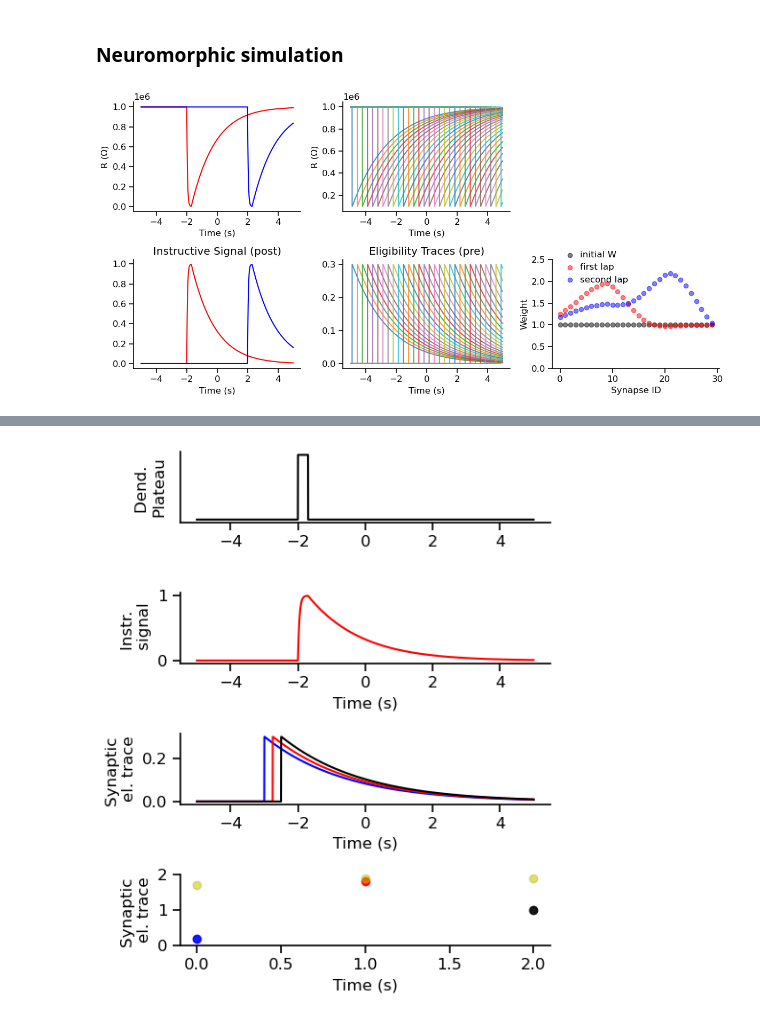
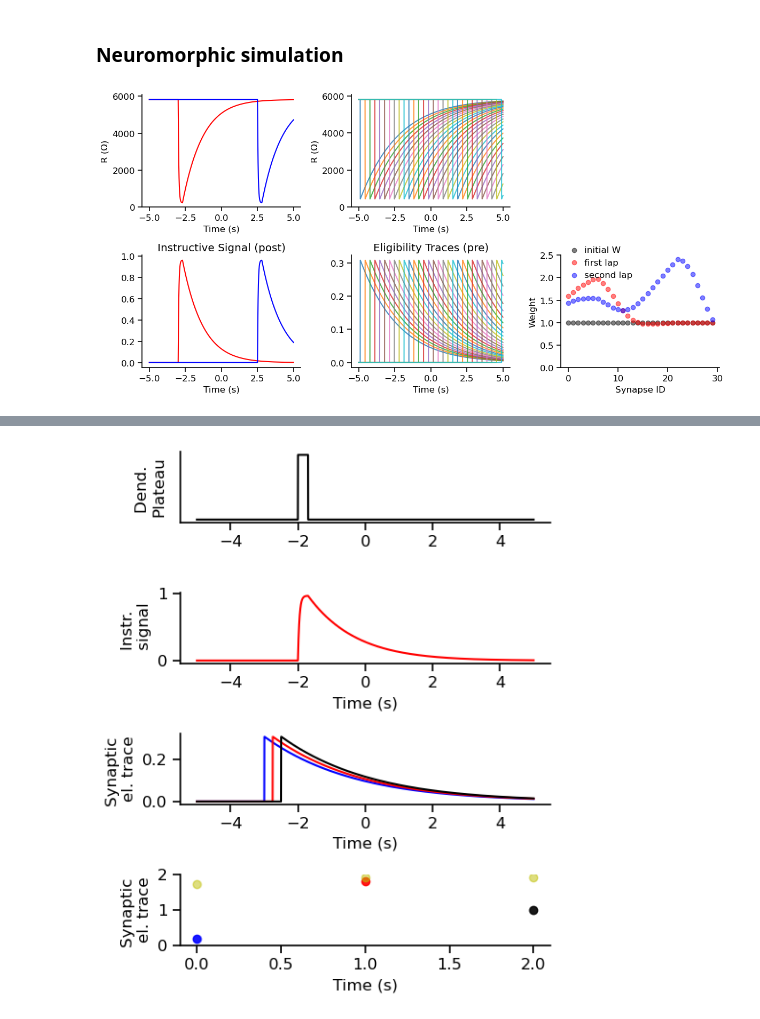
Before and after one commit to argalloni/Neuromorphic_simulations, a Jupyter notebook: DataVsSim.ipynb, the cells around one changed output, grey strips where cells are left out. Cells and saved outputs as stored; diff of their text form; code cells hidden in the pictures.

```diff
--- a/DataVsSim.ipynb
+++ b/DataVsSim.ipynb
@@ -498,7 +498,7 @@ def nmda_sigmoid(V):
 
 # Simulation runtime parameters
 dt = 0.1  # time step (ms)
-T = 300   # simulation time (ms)
+T = 800   # simulation time (ms)
 time = np.arange(0., T, dt)
 
 def run_simulation(synapse_range, tau_ampa, tau_nmda):
@@ -507,7 +507,7 @@ def run_simulation(synapse_range, tau_ampa, tau_nmda):
     end_time = 200. #ms
     stim_timesteps = np.arange(first_stim_time, first_stim_time+delta_stim*synapse_range, delta_stim) / dt
     stim_timesteps = np.round(stim_timesteps).astype(int) # to avoid floating point arithmetic errors
-    controlV_dur = 0.4 //dt #ms
+    controlV_dur = 0.32 //dt #ms
 
     # Neuron model parameters
     R = 200 # cell input resistance (MOhm)
@@ -515,7 +515,7 @@ def run_simulation(synapse_range, tau_ampa, tau_nmda):
     cell_tau = R*C *1e-3 # time constant (ms)
     print(f'Cell tau = {cell_tau}')
 
-    ampa_timescale = 30
+    ampa_timescale = 45
     nmda_timescale = 78
 
     V_cell = 0
@@ -1064,15 +1076,15 @@ def run_simulation(num_synapses, w_init, plateau_time, stim_times=None):
 
     synapse_list = []
     for i in range(num_synapses):
-        synapse_list.append(Volatile_Resistor(dt, timescale=75))
-    VO2_IS = Volatile_Resistor(dt, timescale=68)
+        synapse_list.append(Volatile_Resistor(dt, timescale=75, insulatorR=5600, metalR=220))
+    VO2_IS = Volatile_Resistor(dt, timescale=68, insulatorR=5600, metalR=220)
 
     for t in range(len(time)):
         if t in stim_timesteps_extended:
             # Increment synaptic el traces
             active_synapse_ids = np.where(stim_timesteps==t)[0]
             for i in active_synapse_ids:
-                ET_targetR = synapse_list[i].R - 9e5
+                ET_targetR = synapse_list[i].metalR * 2
                 synapse_list[i].controlI = synapse_list[i].inv_transfer_func(ET_targetR)
         else:
             for synapse in synapse_list:
@@ -1080,15 +1092,16 @@ def run_simulation(num_synapses, w_init, plateau_time, stim_times=None):
 
         if t >= plateau_time and t < plateau_time + duration:
             # Increment IS trace
-            dISdt = (2000 - VO2_IS.R)/ (IS_tau*0.03)
+            dISdt = (VO2_IS.metalR - VO2_IS.R)/ (IS_tau*0.03)
             IS_targetR = VO2_IS.R + dISdt*dt
             VO2_IS.controlI = VO2_IS.inv_transfer_func(IS_targetR)
         else:
             VO2_IS.controlI = 0
 
-        IS[t] = np.abs(1e6-VO2_IS.R)/1e6
+        # Convert from R to norm. eligibility signals
+        IS[t] = np.abs(5820 - VO2_IS.R) / 5820
         for i,synapse in enumerate(synapse_list):
-            ET[t,i] = np.abs(1e6-synapse.R)/3e6
+            ET[t,i] = np.abs(5820-synapse.R)/(3*5820)
 
         if t<len(time)-1: #don't update at the last timestep
             dW = btsp(ET[t], IS[t], weights[t], Wmax)
@@ -1111,10 +1124,10 @@ init_weights = np.ones(num_synapses) * 1
 
 weights = init_weights
 
-simulation_results = run_simulation(num_synapses, weights, plateau_time=3000)
+simulation_results = run_simulation(num_synapses, weights, plateau_time=2000)
 weights = simulation_results['W'][-1]
 
-simulation_results2 = run_simulation(num_synapses, weights, plateau_time=7000)
+simulation_results2 = run_simulation(num_synapses, weights, plateau_time=7500)
 weights = simulation_results2['W'][-1]
 
 # for i in range(3):
@@ -1137,6 +1150,7 @@ fig,ax = plt.subplots(2,3,figsize=(12,6))
 plot_nr = (0,0)
 ax[plot_nr].plot(time, simulation_results['IS_R'], c='r')
 ax[plot_nr].plot(time, simulation_results2['IS_R'], c='b')
+ax[plot_nr].set_ylim(bottom=0)
 ax[plot_nr].set_ylabel('R (Ω)')
 ax[plot_nr].set_xlabel('Time (s)')
 ax[plot_nr].set_title(titles['IS_R'])
@@ -1149,32 +1163,33 @@ ax[plot_nr].set_title(titles['IS'])
 
 plot_nr = (0,1)
 ax[plot_nr].plot(time, simulation_results['ET_R'], alpha=0.8)
+ax[plot_nr].set_ylim(bottom=0)
 ax[plot_nr].set_ylabel('R (Ω)')
 ax[plot_nr].set_xlabel('Time (s)')
 ax[plot_nr].set_title(titles['ET_R'])
 
 plot_nr = (1,1)
 ax[plot_nr].plot(time, simulation_results['ET'], alpha=0.8)
 ax[plot_nr].set_xlabel('Time (s)')
 ax[plot_nr].set_title(titles['ET'])
 
 plot_nr = (1,2)
 ax[plot_nr].scatter(np.arange(num_synapses), init_weights, c='k', alpha=0.5, label='initial W')
 ax[plot_nr].scatter(np.arange(num_synapses), simulation_results['W'][-1,:], c='r', alpha=0.5, label='first lap')
 ax[plot_nr].scatter(np.arange(num_synapses), simulation_results2['W'][-1,:], c='b', alpha=0.5, label='second lap')
 
 # ax[plot_nr].scatter(np.arange(num_synapses), simulation_results['W'][0], c='k', alpha=0.5, label='initial W')
 # ax[plot_nr].scatter(np.arange(num_synapses), simulation_results['W'][1], c='r', alpha=0.5, label='first lap')
 # ax[plot_nr].scatter(np.arange(num_synapses), simulation_results2['W'][1], c='b', alpha=0.5, label='second lap')
 ax[plot_nr].set_xlabel('Synapse ID')
 ax[plot_nr].set_ylabel(titles['W'])
 ax[plot_nr].set_ylim([0,2.5])
 ax[plot_nr].legend(loc='upper right', bbox_to_anchor=(0.5, 1.15))
 
 ax[0,2].axis('off')
 
 plt.tight_layout()
 # plt.subplots_adjust(top=0.8)
 plt.show()
 # %% [output]
-[figure, old version]
+[figure, new version]
```
Also changed, not shown: parts of 3 cells of this notebook.
